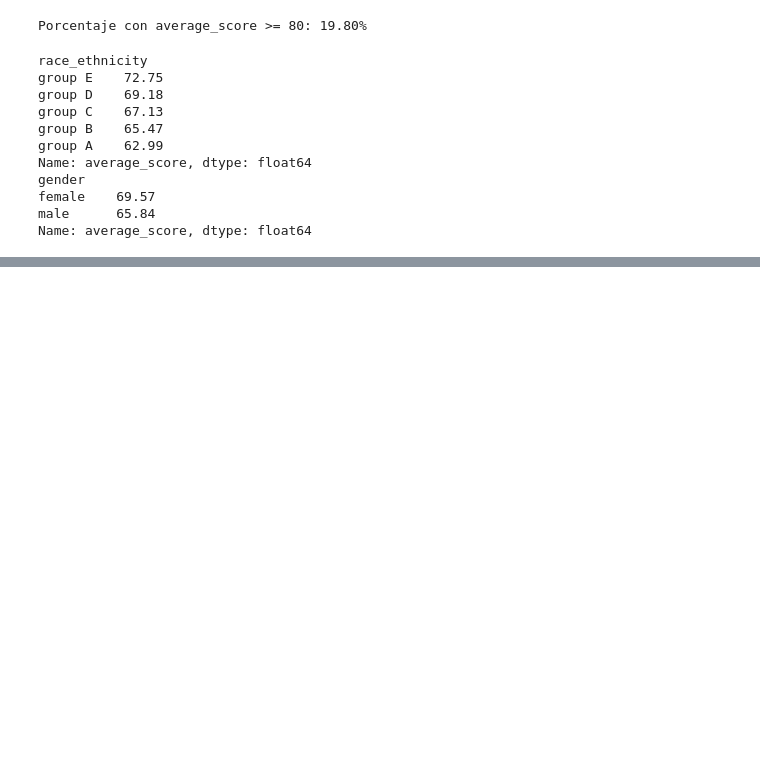
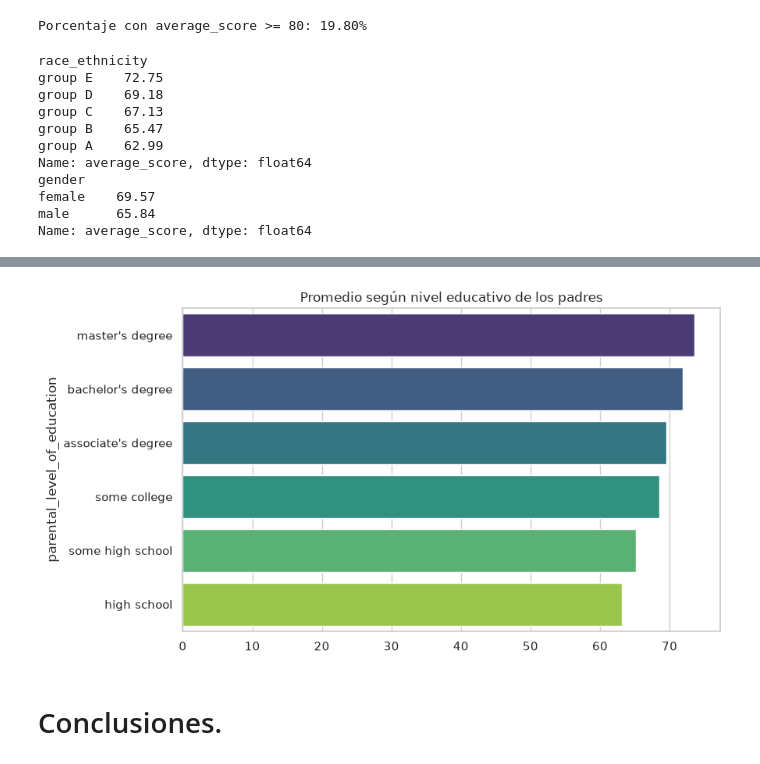
Before and after one commit to Alejandro-Jimenez-Reyes/rendimiento-academico, a Jupyter notebook: src/analysis.ipynb, the cells around one changed output, grey strips where cells are left out. Cells and saved outputs as stored; diff of their text form; code cells hidden in the pictures; blank space fills up the shorter version.

```diff
--- a/src/analysis.ipynb
+++ b/src/analysis.ipynb
@@ -184,0 +206,10 @@ Name: average_score, dtype: float64
+# %%
+plt.figure(figsize=(9, 5))
+orden = promedio_por_educacion.index
+sns.barplot(x=promedio_por_educacion.values, y=orden, hue=orden, palette="viridis", legend=False)
+plt.title("Promedio según nivel educativo de los padres")
+plt.tight_layout()
+plt.savefig(os.path.join(OUTPUT_DIR, "03_promedio_por_educacion_padres.png"), dpi=150)
+plt.show()
+# %% [output]
+[figure, added]
@@ -184,0 +218,2 @@ Name: average_score, dtype: float64
+# %% [markdown]
+# Conclusiones.
```
Also changed, not shown: parts of 3 cells of this notebook, 4 other files.
